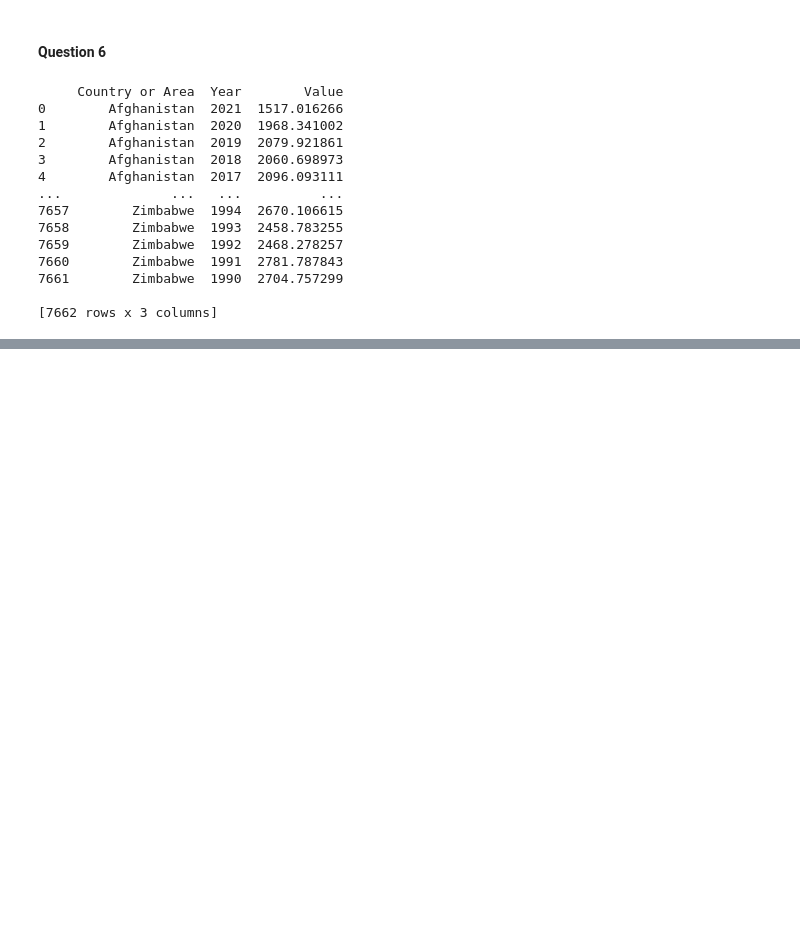
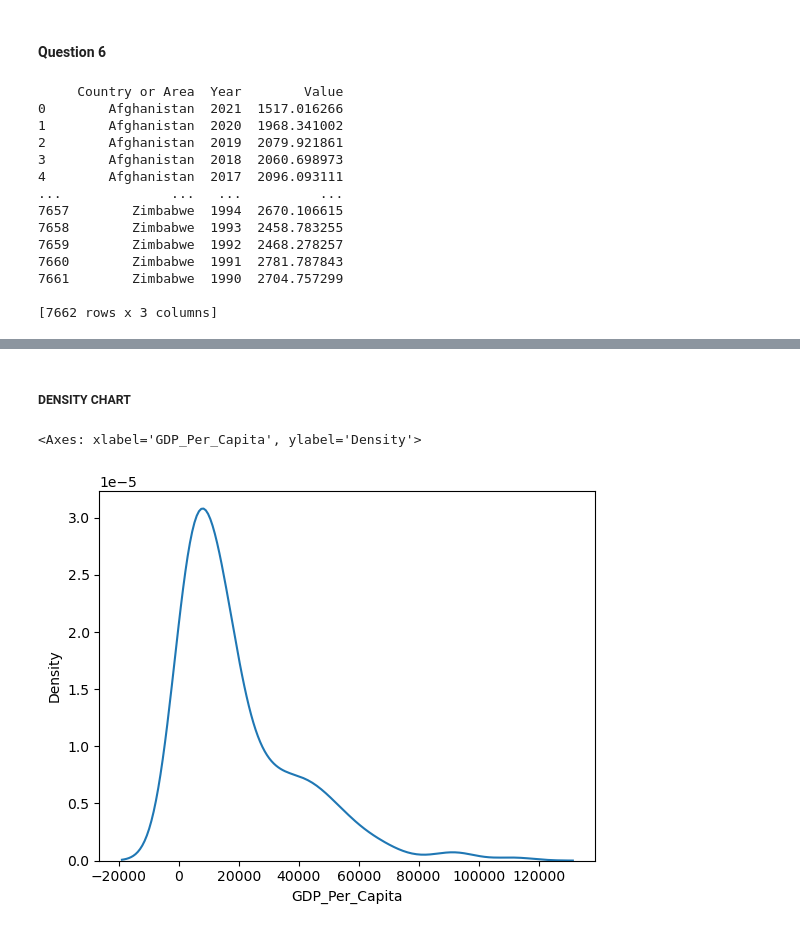
Before and after one commit to NSS-Data-Analytics-Cohort-11/undata-barbsjean, a Jupyter notebook: notebook/UN_data_analysis_DA11.ipynb, the cells around one changed output, grey strips where cells are left out. Saved outputs shown, nothing was run; the diff lists cells and outputs as text; code cells hidden in the pictures; blank space fills up the shorter version.

```diff
--- a/notebook/UN_data_analysis_DA11.ipynb
+++ b/notebook/UN_data_analysis_DA11.ipynb
@@ -74,0 +120,7 @@ gdp_df.rename(columns={'Country or Area' : 'Country', 'Value' : 'GDP_Per_Capita'
+# %% [markdown]
+##### DENSITY CHART
+# %%
+sns.kdeplot(gdp_per_capita_2020["GDP_Per_Capita"])
+# %% [output]
+<Axes: xlabel='GDP_Per_Capita', ylabel='Density'>
+[figure, added]
```
Also changed, not shown: parts of 22 cells of this notebook.
